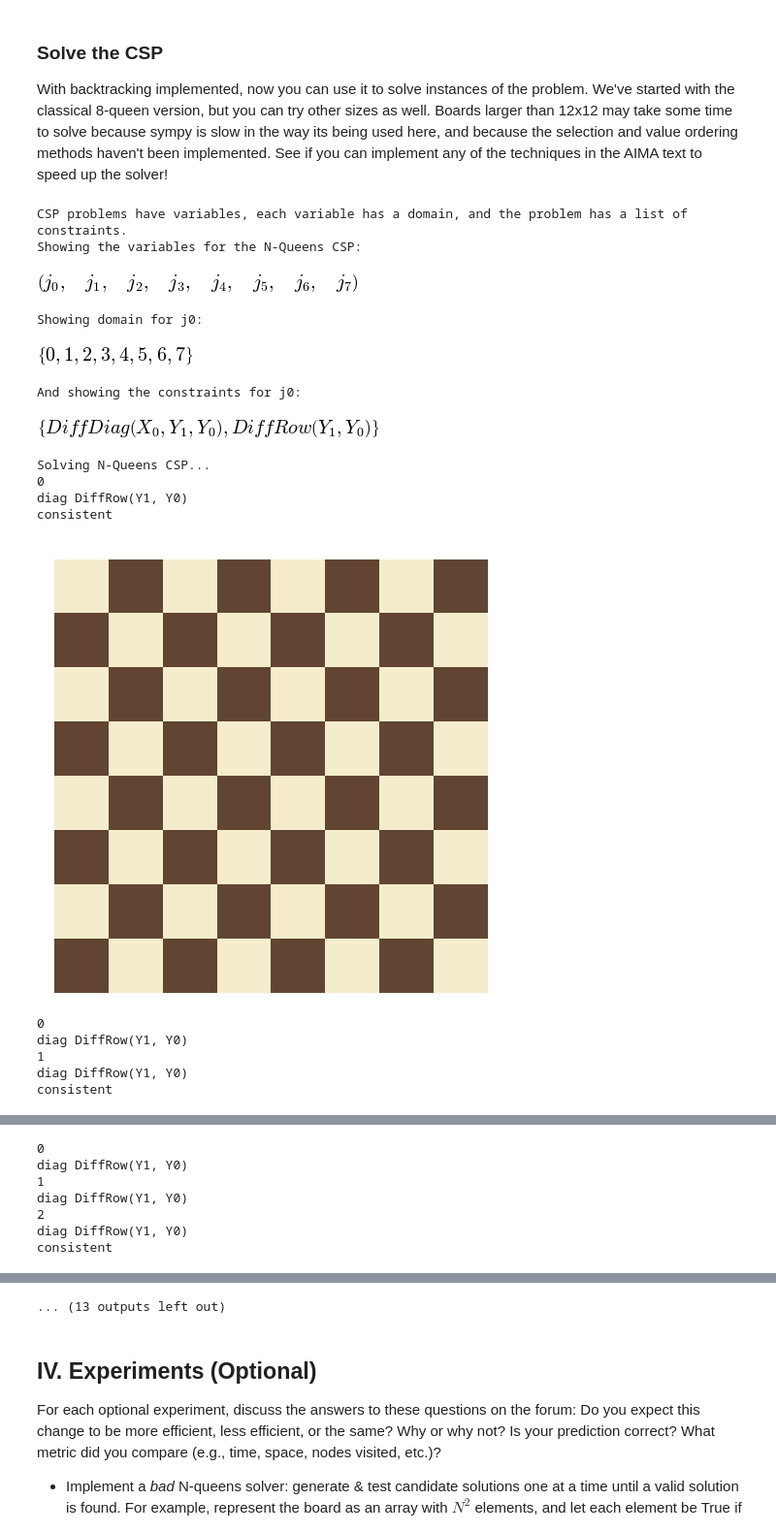
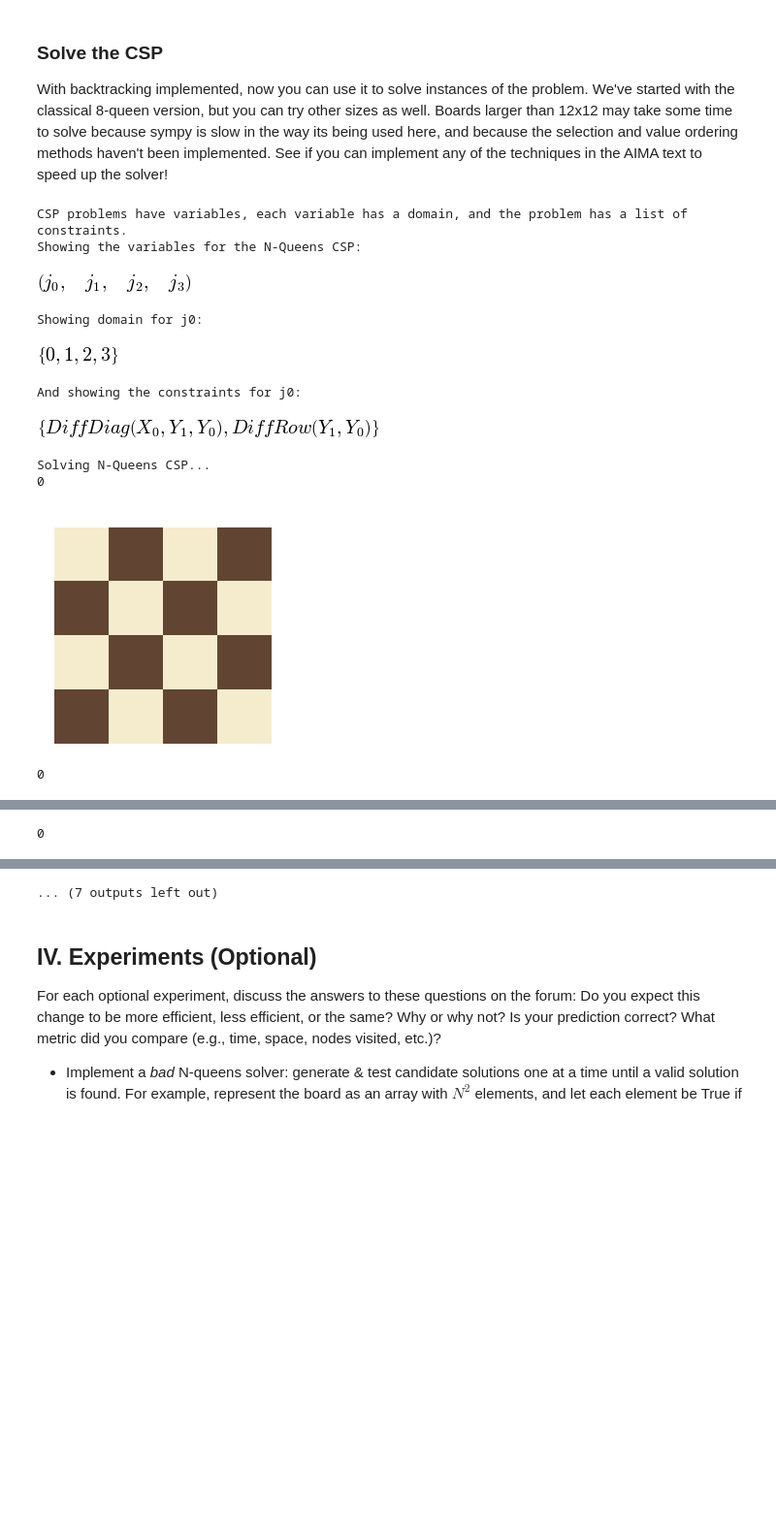
Before and after one commit to climberwb/AIND-Constraint_Satisfaction, a Jupyter notebook: AIND-Constraint_Satisfaction.ipynb, the cells around one changed output, grey strips where cells are left out. Shown at 97% size. Saved outputs shown, nothing was run; the diff lists cells and outputs as text; code cells hidden in the pictures; blank space fills up the shorter version.

Commit message:
modidified constraint function

```diff
--- a/AIND-Constraint_Satisfaction.ipynb
+++ b/AIND-Constraint_Satisfaction.ipynb
@@ -44,7 +44,7 @@ Y = symbols('Y:2')
 # Define diffRow and diffDiag constraints
 # raise NotImplementedError("TODO: create the diffRow and diffDiag constraint generators")
 diffRow = constraint('DiffRow', Ne(Y[0], Y[1]))
-diffDiag = constraint('DiffDiag',Ne(Y[0]- Y[1], X[0]-X[1]))
+diffDiag = constraint('DiffDiag',Ne(Abs(Y[0]-Y[1]),Abs(X[0]-X[1])))
 # %%
 # Test diffRow and diffDiag
 _x = symbols("x:3")
@@ -159,16 +160,15 @@ class NQueensCSP:
 
         locations = [(i, j,assignment[j]) for i, j in enumerate(self.variables)
                      if assignment.get(j, None) is not None and j !=var ]
-        diag, s_row = self._constraints[var]
-        print('diag', diag)
+        s_row, diag = tuple(self._constraints[var])
         x_1 = self.variables.index(var)
+
+
         for loc in locations:
             x,y,val = loc
-            const_1 = diag.subs({Y[0]:value, Y[1]:val, X[0]:x_1,X[1]:diag })
-            const_2 = s_row.subs({Y[0]:value,Y[1]:val, X[0]:x_1,X[1]:diag })
-#             print('const_2',const_2.free_symbols,assignment[y],value,val,x_1)
-            if not const_1 or not const_2:
-#                 print(const_1,const_2)
+            const_1 = diag.subs({Y[0]:value, Y[1]:val, X[0]:x_1,X[1]:x })
+            const_2 = s_row.subs({Y[0]:value,Y[1]:val, X[0]:x_1,X[1]:x })
+            if  const_1 == False:
                 return False
         return True
 
@@ -294,39 +293,33 @@ def backtrack(assignment, csp):
 ### Solve the CSP
 With backtracking implemented, now you can use it to solve instances of the problem. We've started with the classical 8-queen version, but you can try other sizes as well.  Boards larger than 12x12 may take some time to solve because sympy is slow in the way its being used here, and because the selection and value ordering methods haven't been implemented.  See if you can implement any of the techniques in the AIMA text to speed up the solver!
 # %%
-num_queens = 8
+num_queens = 4
 csp = NQueensCSP(num_queens)
 var = csp.variables[0]
 print("CSP problems have variables, each variable has a domain, and the problem has a list of constraints.")
 print("Showing the variables for the N-Queens CSP:")
 display(csp.variables)
 print("Showing domain for {}:".format(var))
 display(csp.domains[var])
 print("And showing the constraints for {}:".format(var))
 display(csp._constraints[var])
 
 print("Solving N-Queens CSP...")
 assn = backtracking_search(csp)
 if assn is not None:
     csp.show(assn)
     print("Solution found:\n{!s}".format(assn))
 else:
     print("No solution found.")
 # %% [output]
 CSP problems have variables, each variable has a domain, and the problem has a list of constraints.
 Showing the variables for the N-Queens CSP:
-[figure, old version]
+[figure, new version]
 Showing domain for j0:
-[figure, old version]
+[figure, new version]
 And showing the constraints for j0:
 [figure]
 Solving N-Queens CSP...
 0
-diag DiffRow(Y1, Y0)
-consistent
-[figure, old version]
+[figure, new version]
 0
-diag DiffRow(Y1, Y0)
-1
-diag DiffRow(Y1, Y0)
-consistent
@@ -334,7 +327 @@ consistent
 0
-diag DiffRow(Y1, Y0)
-1
-diag DiffRow(Y1, Y0)
-2
-diag DiffRow(Y1, Y0)
-consistent
@@ -342,4 +329,4 @@ consistent
-... (13 outputs left out)
+... (7 outputs left out)
 # %% [markdown]
 ## IV. Experiments (Optional)
 For each optional experiment, discuss the answers to these questions on the forum: Do you expect this change to be more efficient, less efficient, or the same?  Why or why not?  Is your prediction correct?  What metric did you compare (e.g., time, space, nodes visited, etc.)?
```
Also changed, not shown: parts of 3 cells of this notebook.
